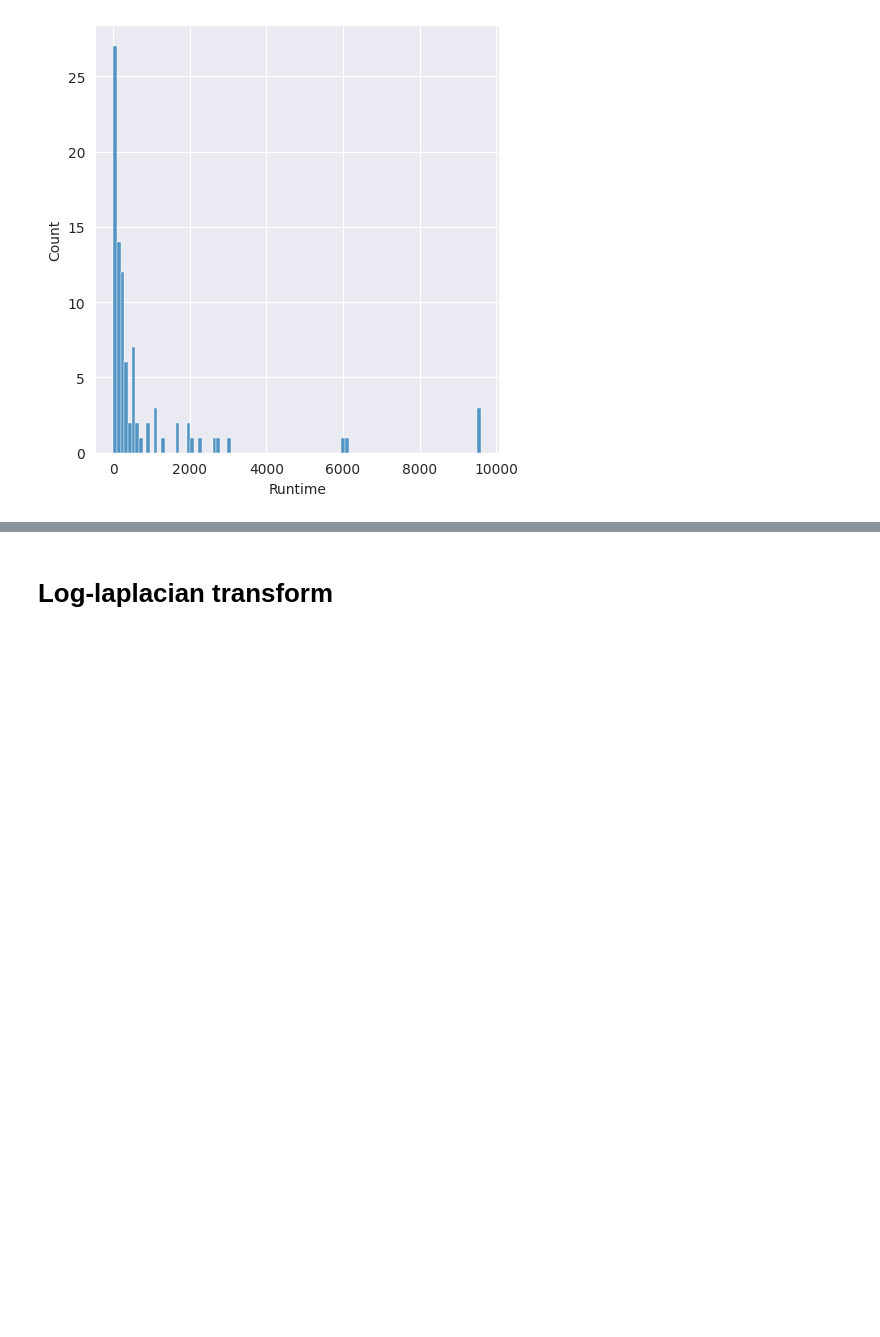
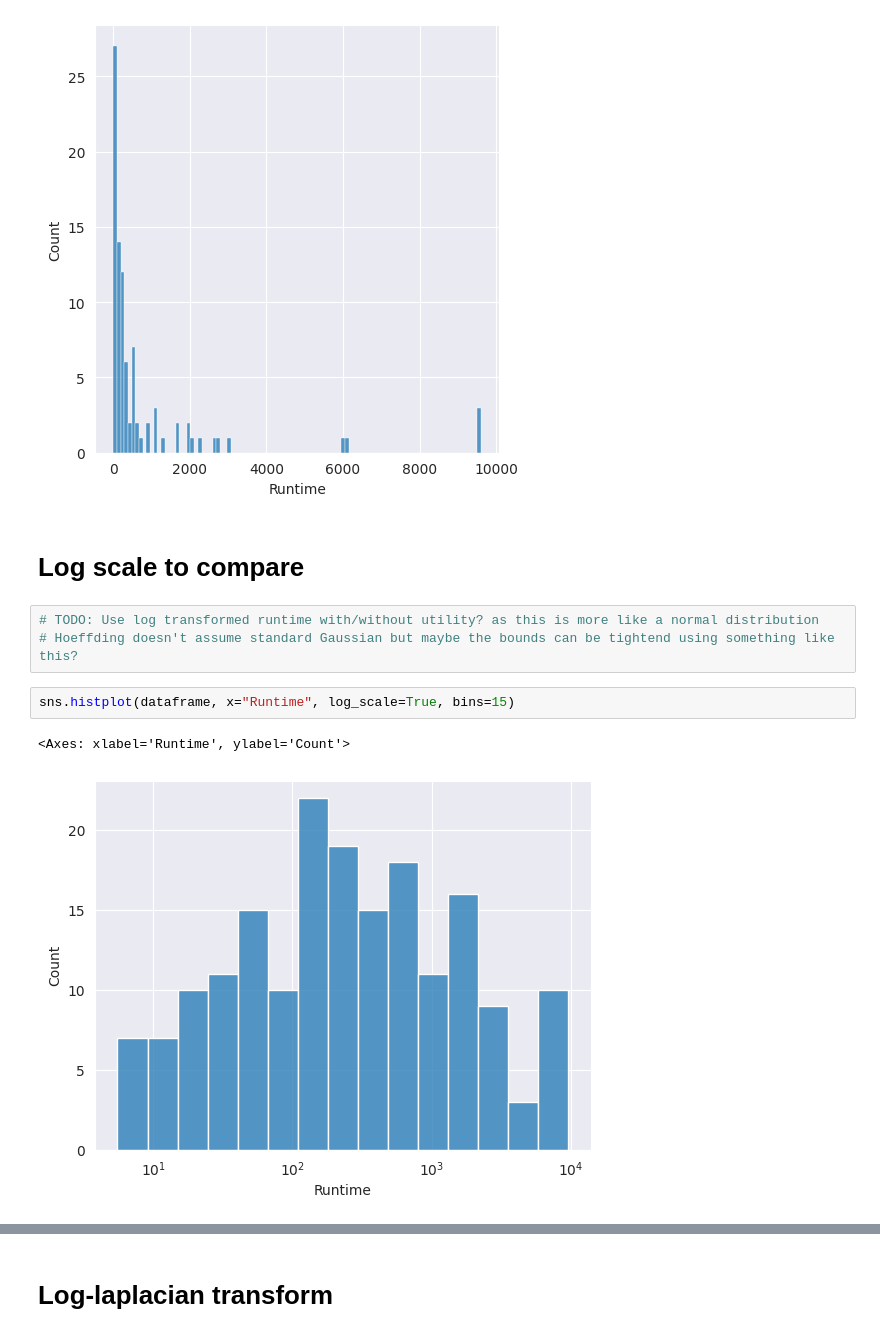
Before and after one commit to Skippybal/Styx, a Jupyter notebook: Utility_testing.ipynb, the cells around one changed output, grey strips where cells are left out. Drawn from its saved outputs; the diff is of its cells as text; blank space fills up the shorter version.

Commit message:
Add log scale distribution to Utility_testing.ipynb

```diff
--- a/Utility_testing.ipynb
+++ b/Utility_testing.ipynb
@@ -166,3 +166,13 @@ UNSAT      24
 TIMEOUT     3
 Name: count, dtype: int64
 [figure]
+# %% [markdown]
+# Log scale to compare
+# %%
+# TODO: Use log transformed runtime with/without utility? as this is more like a normal distribution
+# Hoeffding doesn't assume standard Gaussian but maybe the bounds can be tightend using something like this?
+# %%
+sns.histplot(dataframe, x="Runtime", log_scale=True, bins=15)
+# %% [output]
+<Axes: xlabel='Runtime', ylabel='Count'>
+[figure, added]
```
Also changed, not shown: parts of 1 cell of this notebook.
